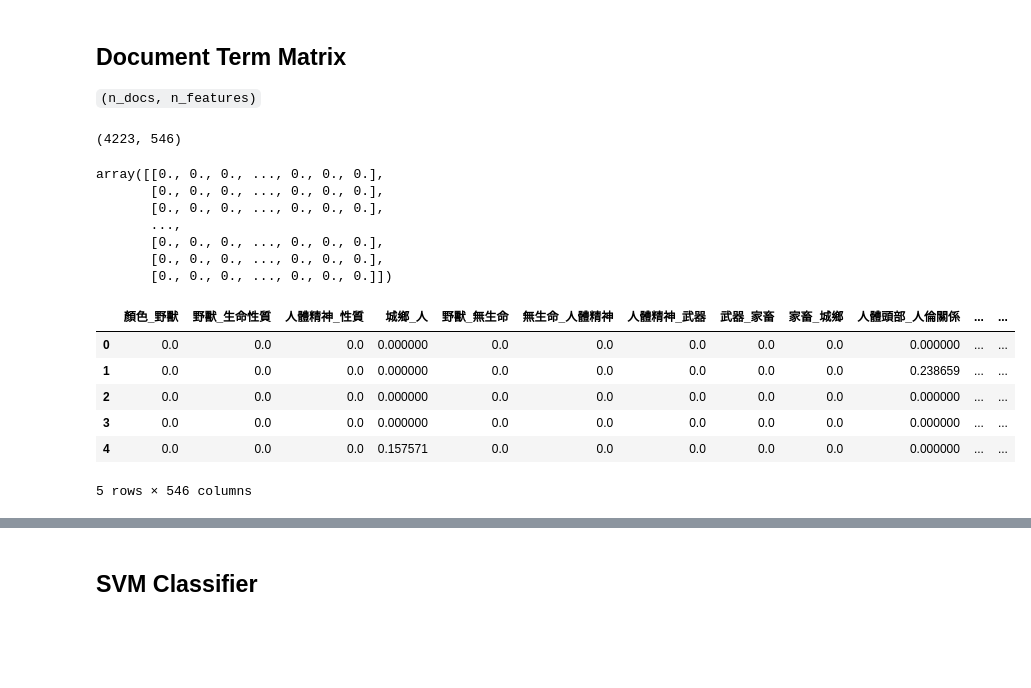
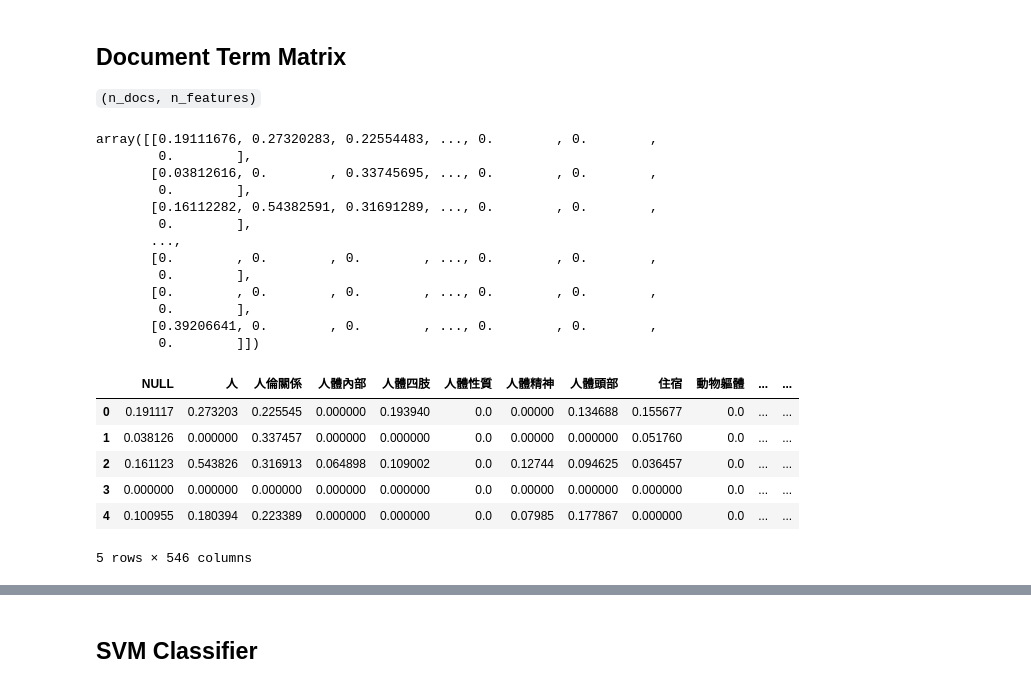
Before and after one commit to liao961120/cilin, a Jupyter notebook: etc/classification.ipynb, the cells around one changed output, grey strips where cells are left out. Cells and saved outputs as stored; diff of their text form; code cells hidden in the pictures; blank space fills up the shorter version.

```diff
--- a/etc/classification.ipynb
+++ b/etc/classification.ipynb
@@ -45,44 +48,50 @@ array([0, 0, 0, 0, 0, 0, 0, 0, 0, 0, 0, 0, 0, 0, 0, 0, 0, 0, 1, 0, 0, 0,
 import numpy as np
 from sklearn.feature_extraction.text import TfidfTransformer
 
-doc2id = { doc:i for i, doc in enumerate(documents.keys()) }
-id2doc = { v:k for k, v in doc2id.items() }
+# doc2id = { doc:i for i, doc in enumerate(documents.keys()) }
+# id2doc = { v:k for k, v in doc2id.items() }
 
-count_mat = []
-for doc in doc2id:
-    doc = Tagger.encode_doc(documents[doc])
-    count_mat.append(doc)
-count_mat = np.array(count_mat)
-print(count_mat.shape)
+# count_mat = []
+# for doc in doc2id:
+#     doc = Tagger.encode_doc(documents[doc])
+#     count_mat.append(doc)
+# count_mat = np.array(count_mat)
+# print(count_mat.shape)
 
 # TF-IDF weighting
-idf = TfidfTransformer().fit(count_mat)
-# print(idf.idf_.shape)
-tf_idf_mat = idf.transform(count_mat) #.toarray()
-tf_idf_mat.toarray()
+# idf = TfidfTransformer().fit(count_mat)
+# # print(idf.idf_.shape)
+# tf_idf_mat = idf.transform(count_mat) #.toarray()
+# tf_idf_mat.toarray()
+DTM = DocumentTermMatrix(RSTagger=Tagger, Cilin=C, level=4)
+DTM.np
 # %% [output]
-(4223, 546)
+array([[0.19111676, 0.27320283, 0.22554483, ..., 0.        , 0.        ,
+        0.        ],
+       [0.03812616, 0.        , 0.33745695, ..., 0.        , 0.        ,
+        0.        ],
+       [0.16112282, 0.54382591, 0.31691289, ..., 0.        , 0.        ,
+        0.        ],
+       ...,
+       [0.        , 0.        , 0.        , ..., 0.        , 0.        ,
+        0.        ],
+       [0.        , 0.        , 0.        , ..., 0.        , 0.        ,
+        0.        ],
+       [0.39206641, 0.        , 0.        , ..., 0.        , 0.        ,
+        0.        ]])
-array([[0., 0., 0., ..., 0., 0., 0.],
-       [0., 0., 0., ..., 0., 0., 0.],
-       [0., 0., 0., ..., 0., 0., 0.],
-       ...,
-       [0., 0., 0., ..., 0., 0., 0.],
-       [0., 0., 0., ..., 0., 0., 0.],
-       [0., 0., 0., ..., 0., 0., 0.]])
 # %%
 import numpy as np
 import pandas as pd
-from sklearn.svm import SVC
-from sklearn.metrics import classification_report, confusion_matrix
+# from sklearn.metrics import classification_report, confusion_matrix
 
-df_feat = pd.DataFrame(tf_idf_mat.toarray(), columns=Tagger.idx2feat.values())
+df_feat = DTM.pd
 df_feat.head()
 # %% [output]
-|  | 顏色_野獸 | 野獸_生命性質 | 人體精神_性質 | 城鄉_人 | 野獸_無生命 | 無生命_人體精神 | 人體精神_武器 | 武器_家畜 | 家畜_城鄉 | 人體頭部_人倫關係 | ... | ... |
-| 0 | 0.0 | 0.0 | 0.0 | 0.000000 | 0.0 | 0.0 | 0.0 | 0.0 | 0.0 | 0.000000 | ... | ... |
-| 1 | 0.0 | 0.0 | 0.0 | 0.000000 | 0.0 | 0.0 | 0.0 | 0.0 | 0.0 | 0.238659 | ... | ... |
-| 2 | 0.0 | 0.0 | 0.0 | 0.000000 | 0.0 | 0.0 | 0.0 | 0.0 | 0.0 | 0.000000 | ... | ... |
-| 3 | 0.0 | 0.0 | 0.0 | 0.000000 | 0.0 | 0.0 | 0.0 | 0.0 | 0.0 | 0.000000 | ... | ... |
-| 4 | 0.0 | 0.0 | 0.0 | 0.157571 | 0.0 | 0.0 | 0.0 | 0.0 | 0.0 | 0.000000 | ... | ... |
+|  | NULL | 人 | 人倫關係 | 人體內部 | 人體四肢 | 人體性質 | 人體精神 | 人體頭部 | 住宿 | 動物軀體 | ... | ... |
+| 0 | 0.191117 | 0.273203 | 0.225545 | 0.000000 | 0.193940 | 0.0 | 0.00000 | 0.134688 | 0.155677 | 0.0 | ... | ... |
+| 1 | 0.038126 | 0.000000 | 0.337457 | 0.000000 | 0.000000 | 0.0 | 0.00000 | 0.000000 | 0.051760 | 0.0 | ... | ... |
+| 2 | 0.161123 | 0.543826 | 0.316913 | 0.064898 | 0.109002 | 0.0 | 0.12744 | 0.094625 | 0.036457 | 0.0 | ... | ... |
+| 3 | 0.000000 | 0.000000 | 0.000000 | 0.000000 | 0.000000 | 0.0 | 0.00000 | 0.000000 | 0.000000 | 0.0 | ... | ... |
+| 4 | 0.100955 | 0.180394 | 0.223389 | 0.000000 | 0.000000 | 0.0 | 0.07985 | 0.177867 | 0.000000 | 0.0 | ... | ... |
 5 rows × 546 columns
 # %%
```
Also changed, not shown: parts of 13 cells of this notebook, 1 other file.
